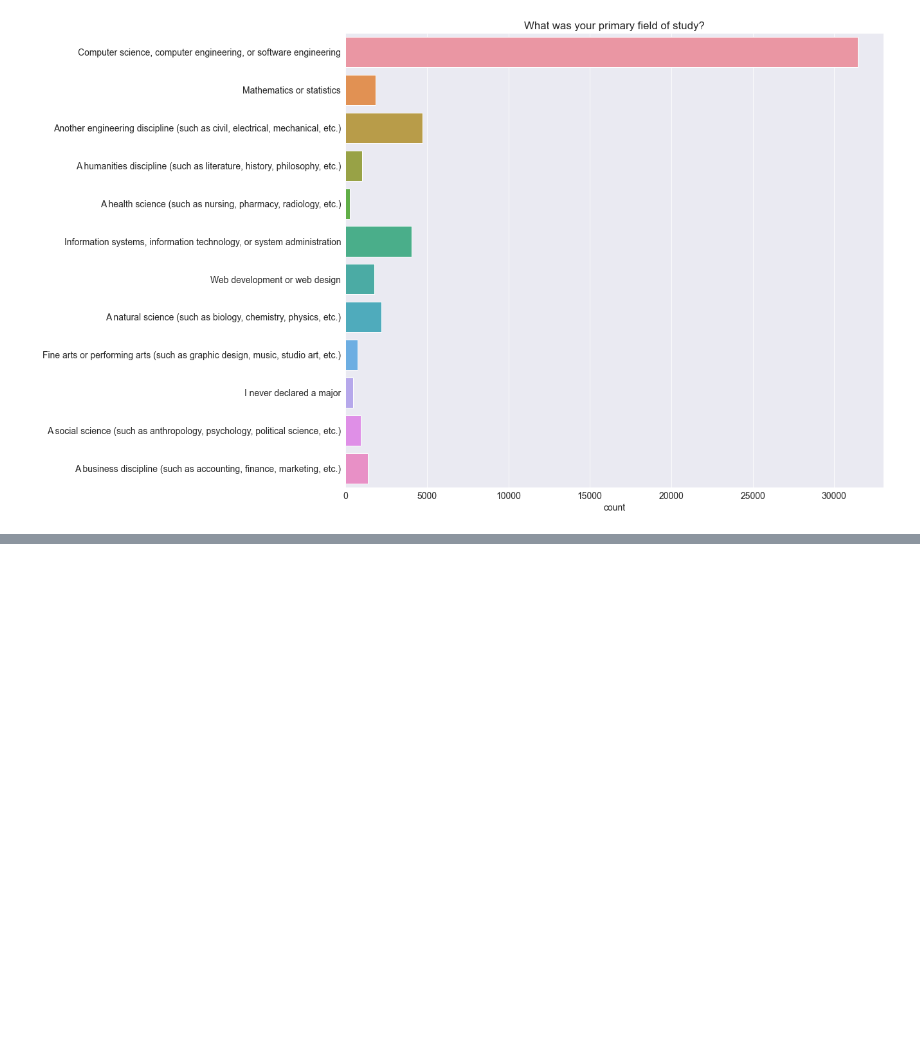
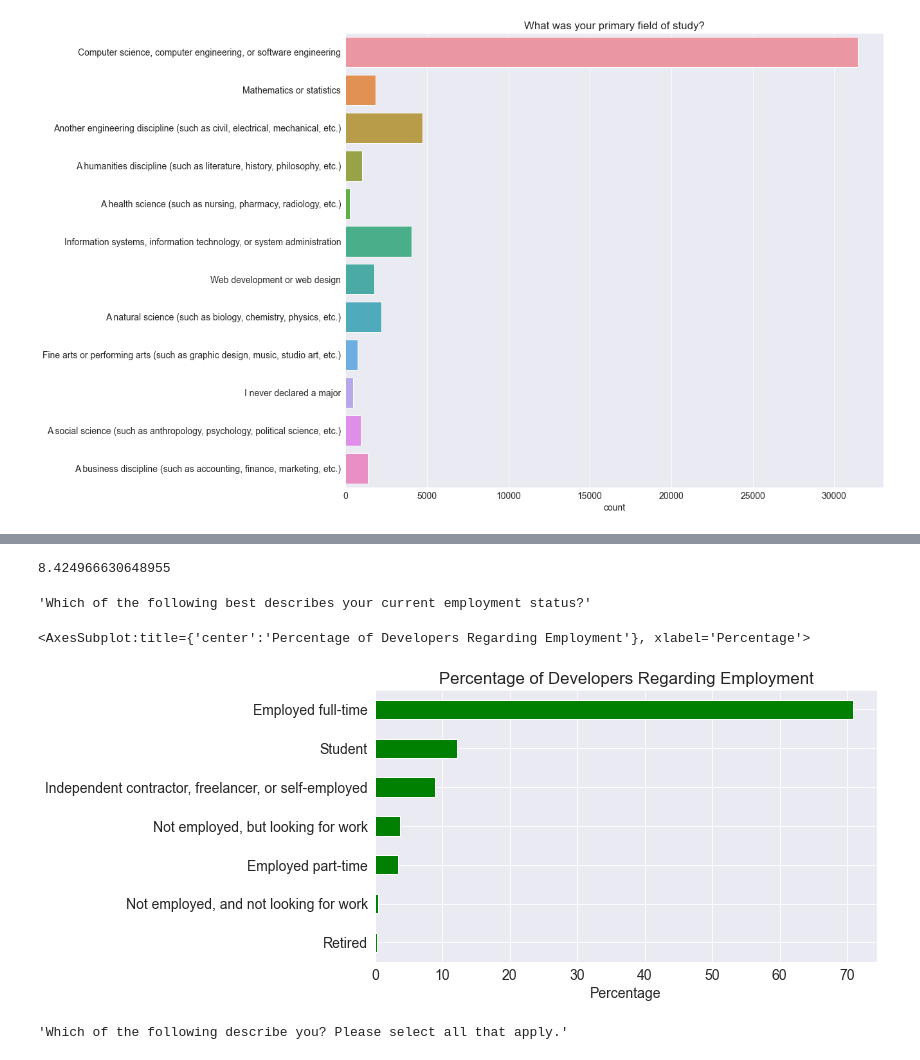
Before and after one commit to Narapady/stackoverflow-EDA, a Jupyter notebook: exploratory_data.ipynb, the cells around one changed output, grey strips where cells are left out. Cells and saved outputs as stored; diff of their text form; code cells hidden in the pictures; blank space fills up the shorter version.

```diff
--- a/exploratory_data.ipynb
+++ b/exploratory_data.ipynb
@@ -347,0 +397,24 @@ Text(0, 0.5, '')
+# %%
+total_cs_students = (survey_df['UndergradMajor'] == 'Computer science, computer engineering, or software engineering').sum()
+
+# Percentage of CS students who think CS degree is not important at all
+pct = (not_important / total_cs_students) * 100
+pct
+# %% [output]
+8.424966630648955
+# %%
+schema_raw.Employment
+# %% [output]
+'Which of the following best describes your current employment status?'
+# %%
+pct_employment = survey_df['Employment'].value_counts(normalize=True, ascending=True) * 100
+plt.title('Percentage of Developers Regarding Employment')
+plt.xlabel('Percentage')
+pct_employment.plot(kind='barh', color='g')
+# %% [output]
+<AxesSubplot:title={'center':'Percentage of Developers Regarding Employment'}, xlabel='Percentage'>
+[figure, added]
+# %%
+schema_raw['DevType']
+# %% [output]
+'Which of the following describe you? Please select all that apply.'
```
Also changed, not shown: parts of 8 cells of this notebook.
